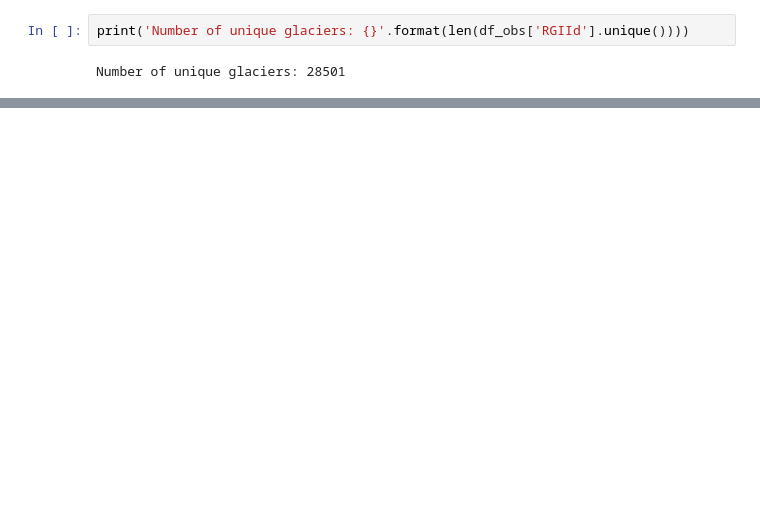
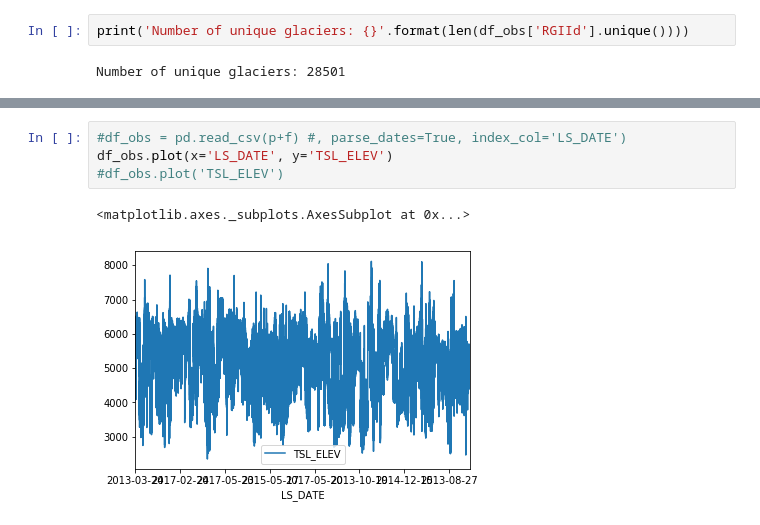
Before and after one commit to David-Loibl/found-in-transition, a Jupyter notebook: data-assimilation/explore_dataset.ipynb, the cells around one changed output, grey strips where cells are left out. Drawn from its saved outputs; the diff is of its cells as text; blank space fills up the shorter version.

```diff
--- a/data-assimilation/explore_dataset.ipynb
+++ b/data-assimilation/explore_dataset.ipynb
@@ -60,0 +139,7 @@ Proceed ([y]/n)? ^C
+# %%
+#df_obs = pd.read_csv(p+f) #, parse_dates=True, index_col='LS_DATE')
+df_obs.plot(x='LS_DATE', y='TSL_ELEV')
+#df_obs.plot('TSL_ELEV')
+# %% [output]
+<matplotlib.axes._subplots.AxesSubplot at 0x...>
+[figure, added]
```
Also changed, not shown: parts of 49 cells of this notebook.
